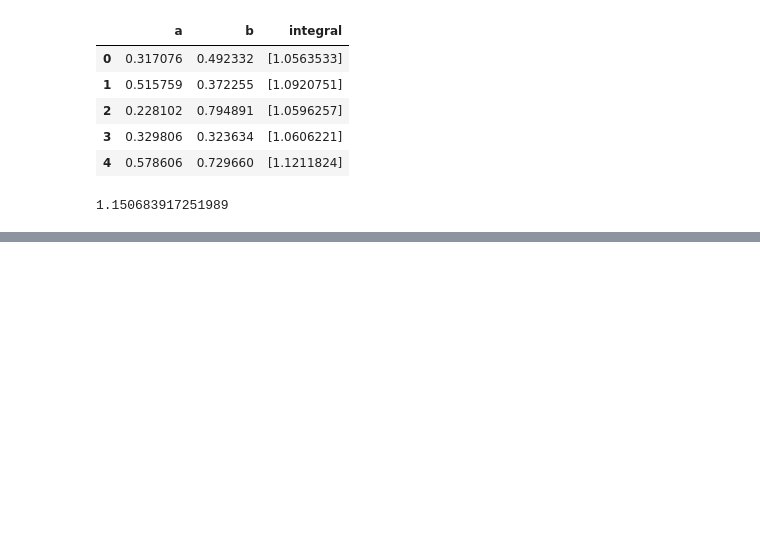
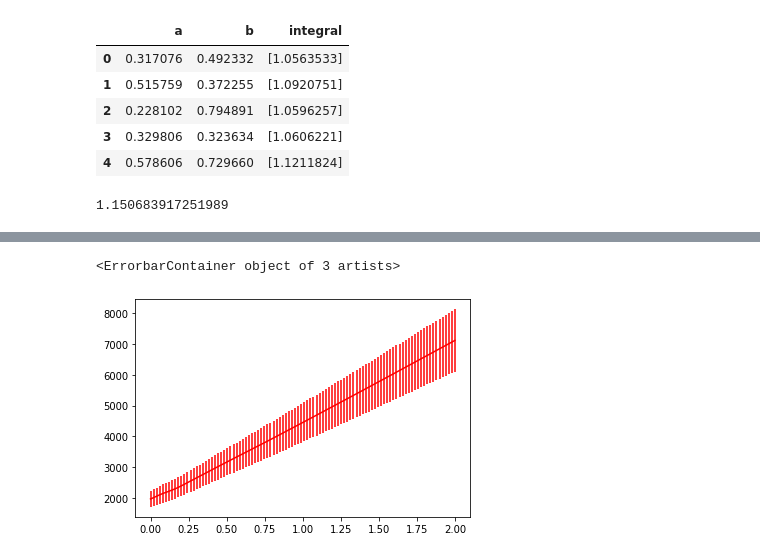
Before and after one commit to igomezv/neural_nets_utilities, a Jupyter notebook: Tutorial_Journal_Club/Intro_Redes_Neuronales.ipynb, the cells around one changed output, grey strips where cells are left out. Cells and saved outputs as stored; diff of their text form; code cells hidden in the pictures; blank space fills up the shorter version.

```diff
--- a/Tutorial_Journal_Club/Intro_Redes_Neuronales.ipynb
+++ b/Tutorial_Journal_Club/Intro_Redes_Neuronales.ipynb
@@ -423,0 +468,8 @@ print(integ)
+# %%
+fake_z = np.linspace(0, 2, 100)
+fake_dl = network.predict(fake_z)
+plt.errorbar(fake_z, fake_dl[:,0], yerr=fake_dl[:, 1], c='r')
+# plt.errorbar(data['z'], data['$D_L(z)$'], yerr = data['error'], c ='g')
+# %% [output]
+<ErrorbarContainer object of 3 artists>
+[figure, added]
```
Also changed, not shown: parts of 5 cells of this notebook.
